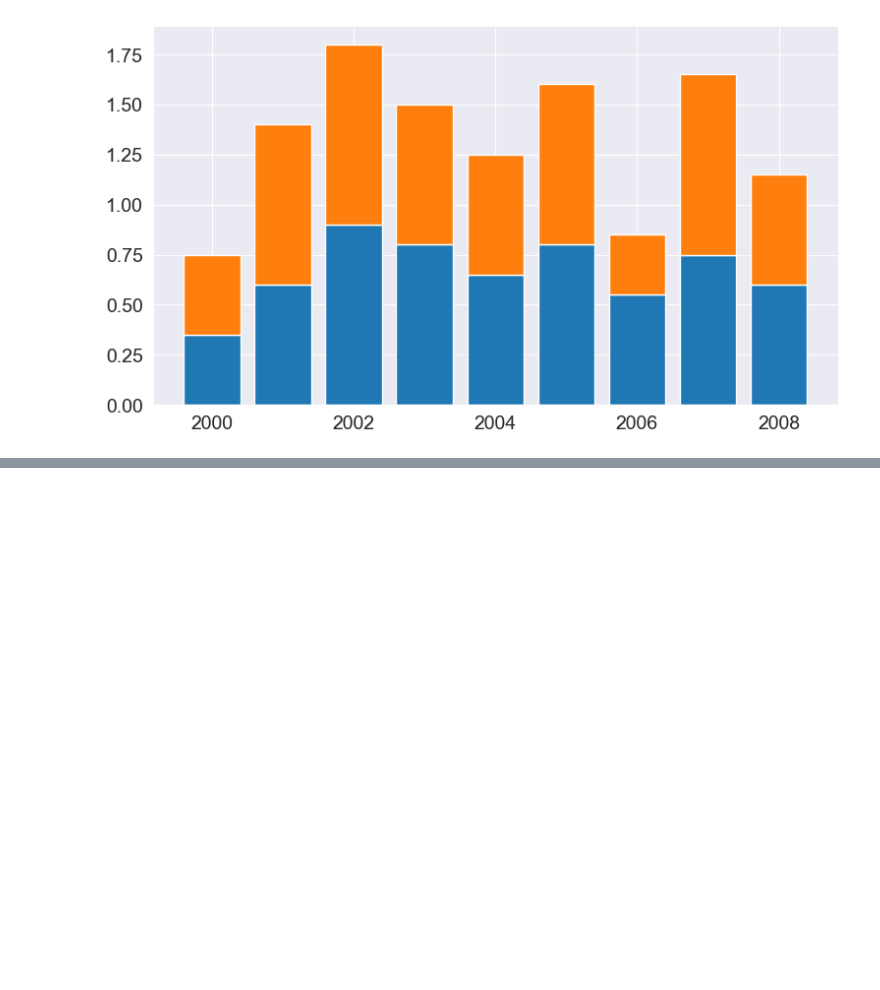
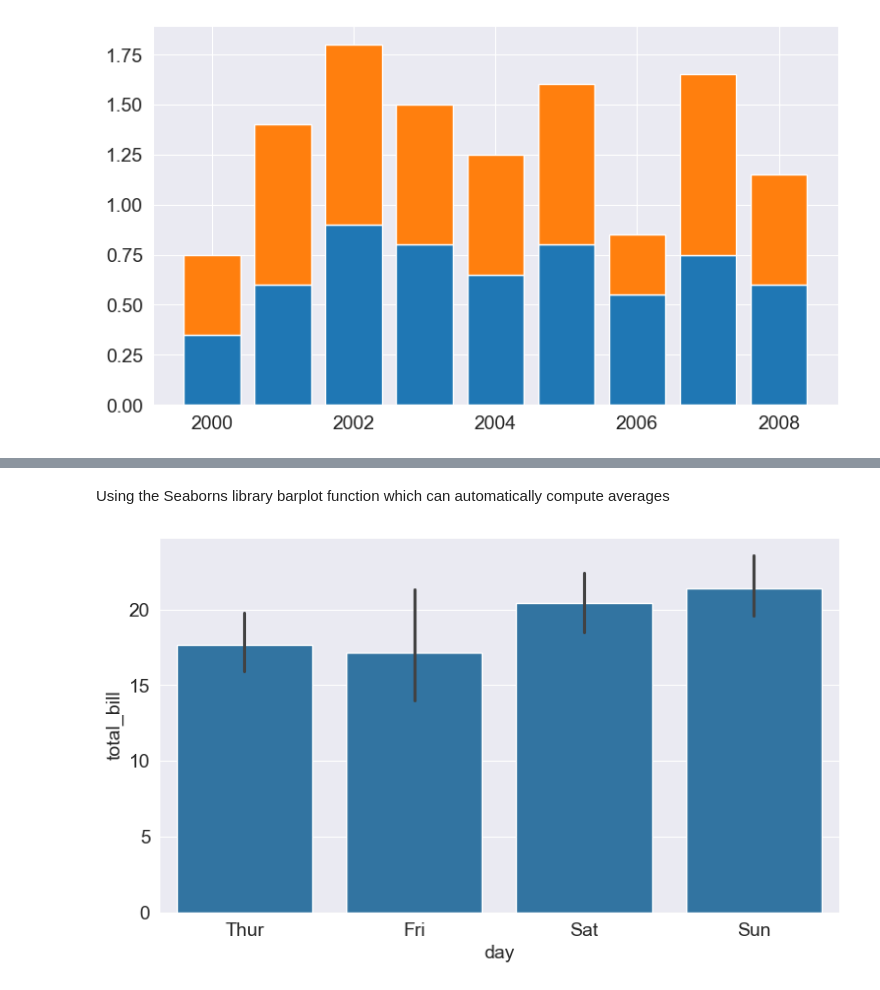
Before and after one commit to OjPreshuz/Matplotlib-Tutorial, a Jupyter notebook: matplotlib_tutorial.ipynb, the cells around one changed output, grey strips where cells are left out. Drawn from its saved outputs; the diff is of its cells as text; code cells hidden in the pictures; blank space fills up the shorter version.

```diff
--- a/matplotlib_tutorial.ipynb
+++ b/matplotlib_tutorial.ipynb
@@ -340,0 +375,6 @@ plt.bar(years, oranges, bottom=apples);
+# %% [markdown]
+Using the Seaborns library barplot function which can automatically compute averages
+# %%
+sns.barplot(x = 'day', y = 'total_bill', data = tips_df);
+# %% [output]
+[figure, added]
```
Also changed, not shown: parts of 17 cells of this notebook.
